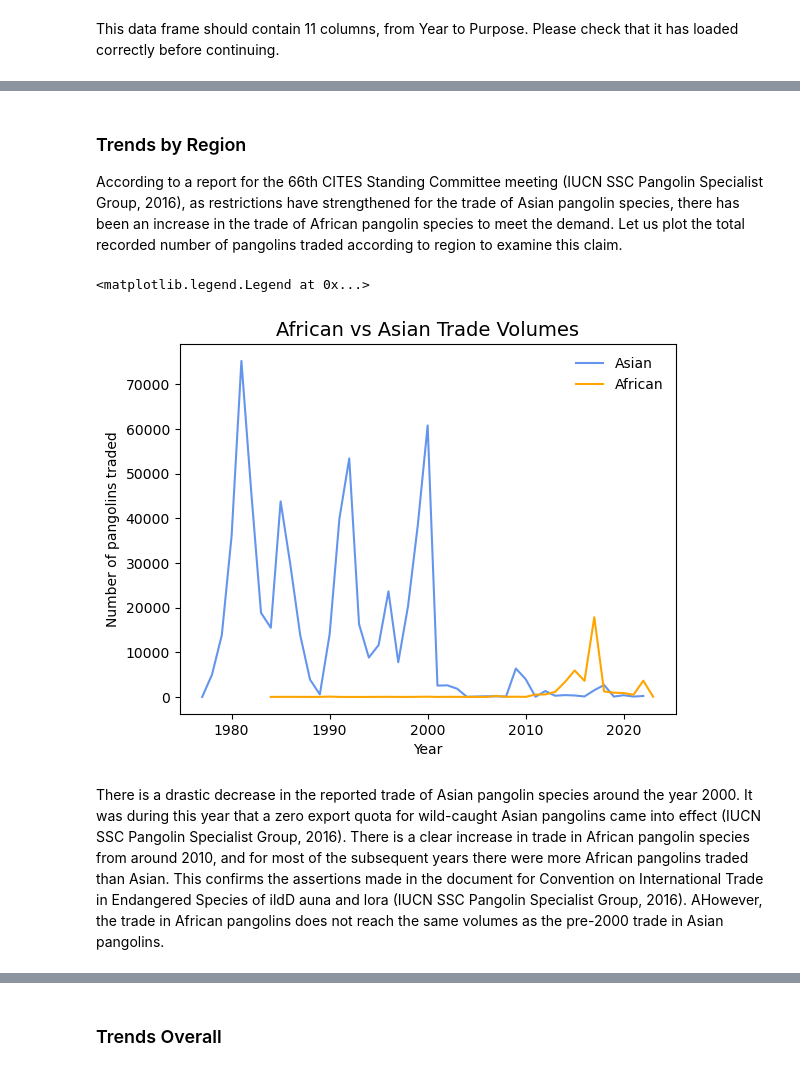
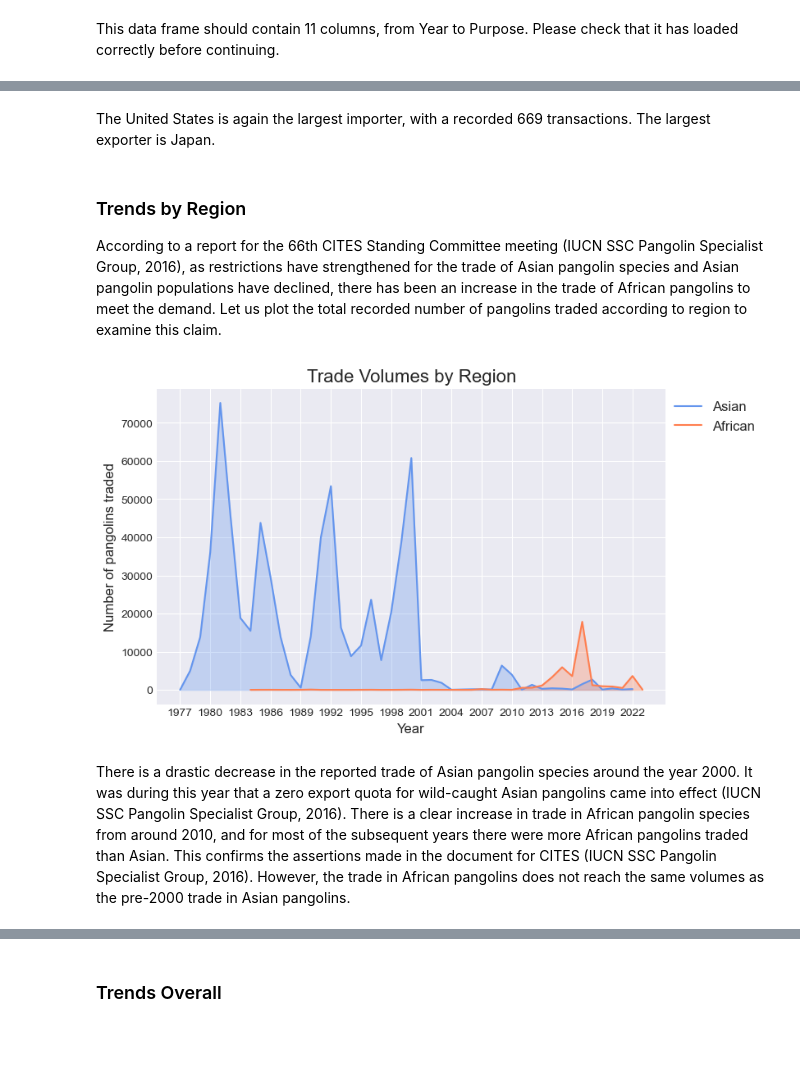
Before and after one commit to ACM40960/project-meganvdr, a Jupyter notebook: Exploratory Data Analysis.ipynb, the cells around one changed output, grey strips where cells are left out. Drawn from its saved outputs; the diff is of its cells as text; code cells hidden in the pictures; blank space fills up the shorter version.

```diff
--- a/Exploratory Data Analysis.ipynb
+++ b/Exploratory Data Analysis.ipynb
@@ -11,6 +13,6 @@ import seaborn as sns
 # %%
 # Import tidied data set
-CITES = pd.read_csv("CITES.csv", index_col = 0)
+CITES = pd.read_csv("Datasets/CITES.csv", index_col = 0)
 
 # Check that it has imported correctly
 CITES.head(3)
@@ -24,4 +62,6 @@ This data frame should contain 11 columns, from Year to Purpose.  Please check t
+# %% [markdown]
+The United States is again the largest importer, with a recorded 669 transactions.  The largest exporter is Japan.
 # %% [markdown]
 ### Trends by Region
 
-According to a report for the 66th CITES Standing Committee meeting (IUCN SSC Pangolin Specialist Group, 2016), as restrictions have strengthened for the trade of Asian pangolin species, there has been an increase in the trade of African pangolin species to meet the demand. Let us plot the total recorded number of pangolins traded according to region to examine this claim.
+According to a report for the 66th CITES Standing Committee meeting (IUCN SSC Pangolin Specialist Group, 2016), as restrictions have strengthened for the trade of Asian pangolin species and Asian pangolin populations have declined, there has been an increase in the trade of African pangolins to meet the demand. Let us plot the total recorded number of pangolins traded according to region to examine this claim.
@@ -36,13 +68,25 @@ reg_Asia = reg_Asia.groupby('Year')['Number'].sum()
-# %%
-# Plot comparison
-plt.plot(reg_Asia, color = 'cornflowerblue')
-plt.plot(reg_Africa, color = 'orange')
-plt.title('African vs Asian Trade Volumes', fontsize = 14)
-plt.xlabel('Year')
-plt.ylabel('Number of pangolins traded')
-plt.legend(['Asian', 'African'], frameon = False)
-# %% [output]
-<matplotlib.legend.Legend at 0x...>
-[figure, removed]
+# %%
+# Group data by region and year
+CITES_reg = CITES.groupby(['Region', 'Year'])['Number'].sum()
+CITES_reg = CITES_reg[['Asian', 'African']]
+
+# List of regions and colours to use
+regions = ['Asian', 'African']
+colours_reg = ['cornflowerblue', 'coral']
+# %%
+# Plot comparison
+plt.figure(figsize = (8,5))
+for r in range(0,len(regions)):
+    plt.plot(CITES_reg[regions[r]], color = colours_reg[r], label = regions[r])
+    plt.fill_between(CITES_reg[regions[r]].index, CITES_reg[regions[r]], color = colours_reg[r], alpha = 0.3)
+plt.title('Trade Volumes by Region', fontsize = 16)
+plt.xlabel('Year', fontsize = 12)
+plt.ylabel('Number of pangolins traded', fontsize = 12)
+plt.legend(frameon = False, bbox_to_anchor = (1.2, 1), fontsize = 12)
+plt.xticks(np.arange(min(CITES['Year']), max(CITES['Year'])+1, 3))
+plt.style.use('seaborn-v0_8-darkgrid')
+plt.savefig('Images/african_vs_asian_line.png', bbox_inches = 'tight')
+# %% [output]
+[figure, added]
 # %% [markdown]
-There is a drastic decrease in the reported trade of Asian pangolin species around the year 2000.  It was during this year that a zero export quota for wild-caught Asian pangolins came into effect (IUCN SSC Pangolin Specialist Group, 2016).  There is a clear increase in trade in African pangolin species from around 2010, and for most of the subsequent years there were more African pangolins traded than Asian.  This confirms the assertions made in the document for Convention on International Trade in Endangered Species of  ildD auna and  lora (IUCN SSC Pangolin Specialist Group, 2016).  AHowever, the trade in African pangolins does not reach the same volumes as the pre-2000 trade in Asian pangolins.
+There is a drastic decrease in the reported trade of Asian pangolin species around the year 2000.  It was during this year that a zero export quota for wild-caught Asian pangolins came into effect (IUCN SSC Pangolin Specialist Group, 2016).  There is a clear increase in trade in African pangolin species from around 2010, and for most of the subsequent years there were more African pangolins traded than Asian.  This confirms the assertions made in the document for CITES (IUCN SSC Pangolin Specialist Group, 2016).  However, the trade in African pangolins does not reach the same volumes as the pre-2000 trade in Asian pangolins.
```
Also changed, not shown: parts of 23 cells of this notebook, 2 other files.
